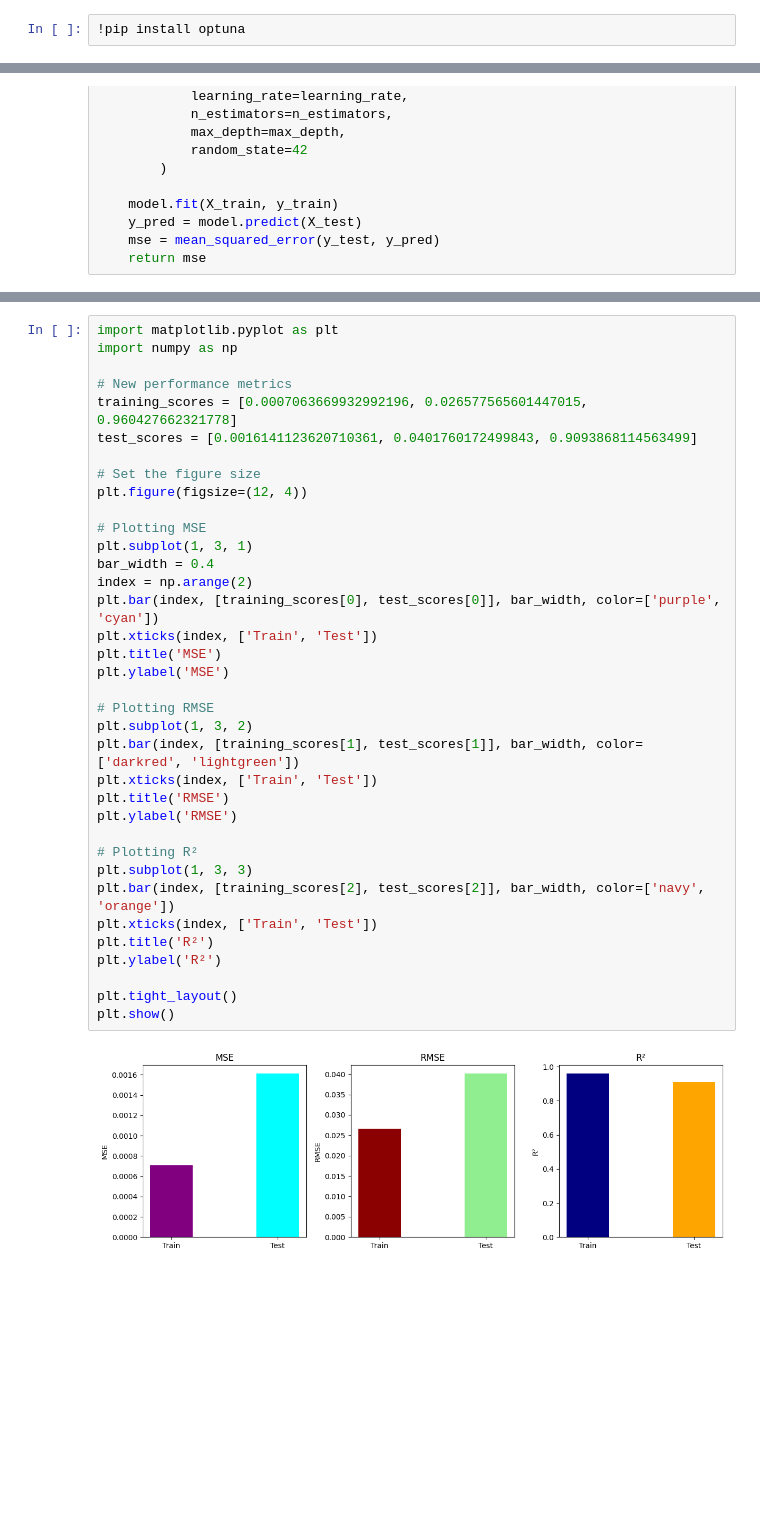
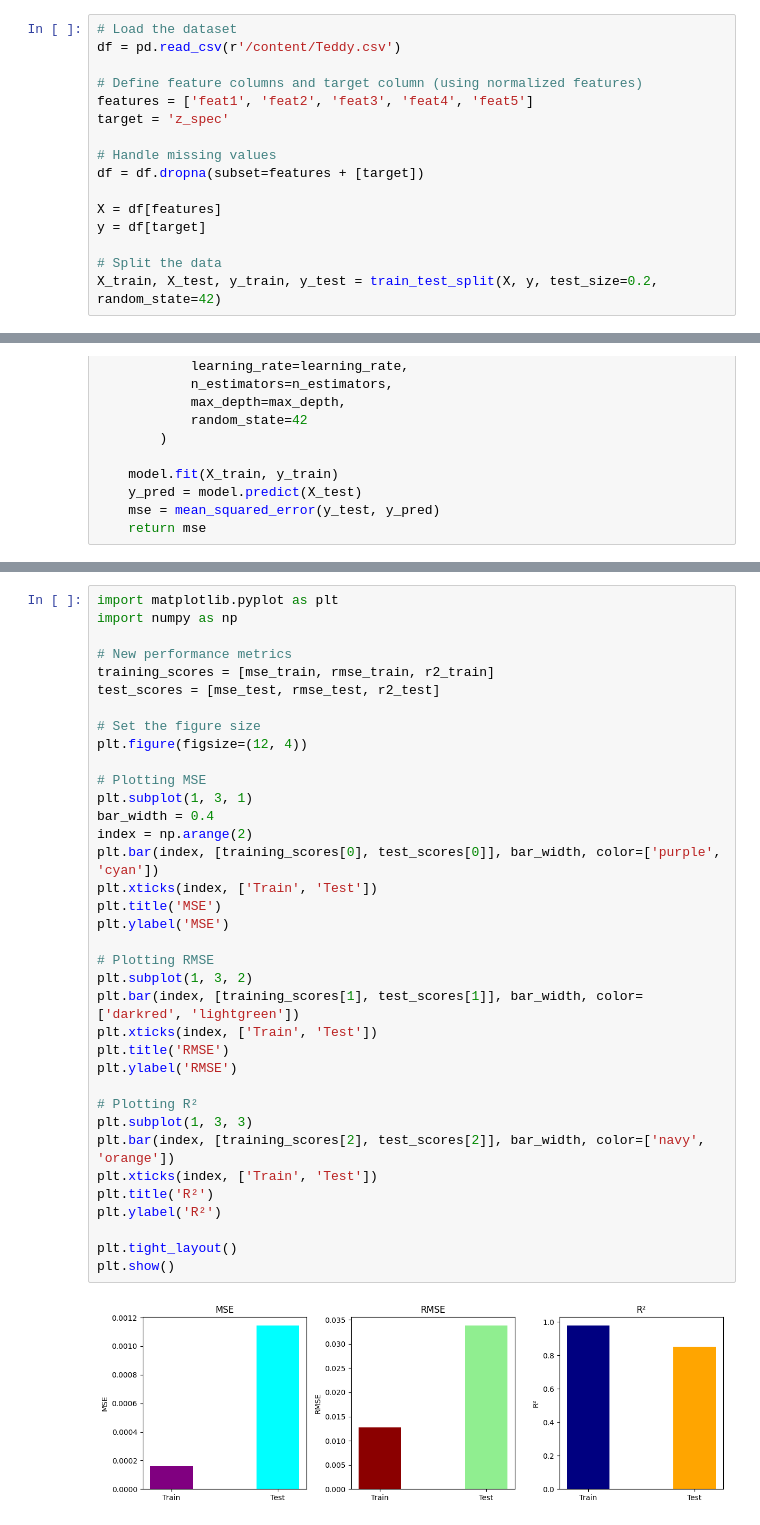
Before and after one commit to saidakhursheed/Estimating-Galaxy-Distances, a Jupyter notebook: teddycode.ipynb, the cells around one changed output, grey strips where cells are left out. Drawn from its saved outputs; the diff is of its cells as text; blank space fills up the shorter version.

```diff
--- a/teddycode.ipynb
+++ b/teddycode.ipynb
@@ -1,2 +95,16 @@
 # %%
-!pip install optuna
+# Load the dataset
+df = pd.read_csv(r'/content/Teddy.csv')
+
+# Define feature columns and target column (using normalized features)
+features = ['feat1', 'feat2', 'feat3', 'feat4', 'feat5']
+target = 'z_spec'
+
+# Handle missing values
+df = df.dropna(subset=features + [target])
+
+X = df[features]
+y = df[target]
+
+# Split the data
+X_train, X_test, y_train, y_test = train_test_split(X, y, test_size=0.2, random_state=42)
@@ -131,39 +201,39 @@ import matplotlib.pyplot as plt
 import numpy as np
 
 # New performance metrics
-training_scores = [0.0007063669932992196, 0.026577565601447015, 0.960427662321778]
-test_scores = [0.0016141123620710361, 0.0401760172499843, 0.9093868114563499]
+training_scores = [mse_train, rmse_train, r2_train]
+test_scores = [mse_test, rmse_test, r2_test]
 
 # Set the figure size
 plt.figure(figsize=(12, 4))
 
 # Plotting MSE
 plt.subplot(1, 3, 1)
 bar_width = 0.4
 index = np.arange(2)
 plt.bar(index, [training_scores[0], test_scores[0]], bar_width, color=['purple', 'cyan'])
 plt.xticks(index, ['Train', 'Test'])
 plt.title('MSE')
 plt.ylabel('MSE')
 
 # Plotting RMSE
 plt.subplot(1, 3, 2)
 plt.bar(index, [training_scores[1], test_scores[1]], bar_width, color=['darkred', 'lightgreen'])
 plt.xticks(index, ['Train', 'Test'])
 plt.title('RMSE')
 plt.ylabel('RMSE')
 
 # Plotting R²
 plt.subplot(1, 3, 3)
 plt.bar(index, [training_scores[2], test_scores[2]], bar_width, color=['navy', 'orange'])
 plt.xticks(index, ['Train', 'Test'])
 plt.title('R²')
 plt.ylabel('R²')
 
 plt.tight_layout()
 plt.show()
 # %% [output]
-[figure, old version]
+[figure, new version]
 # %%
 # Data for plotting
 metrics = ['MSE', 'RMSE', 'R²']
```
Also changed, not shown: parts of 13 cells of this notebook.
